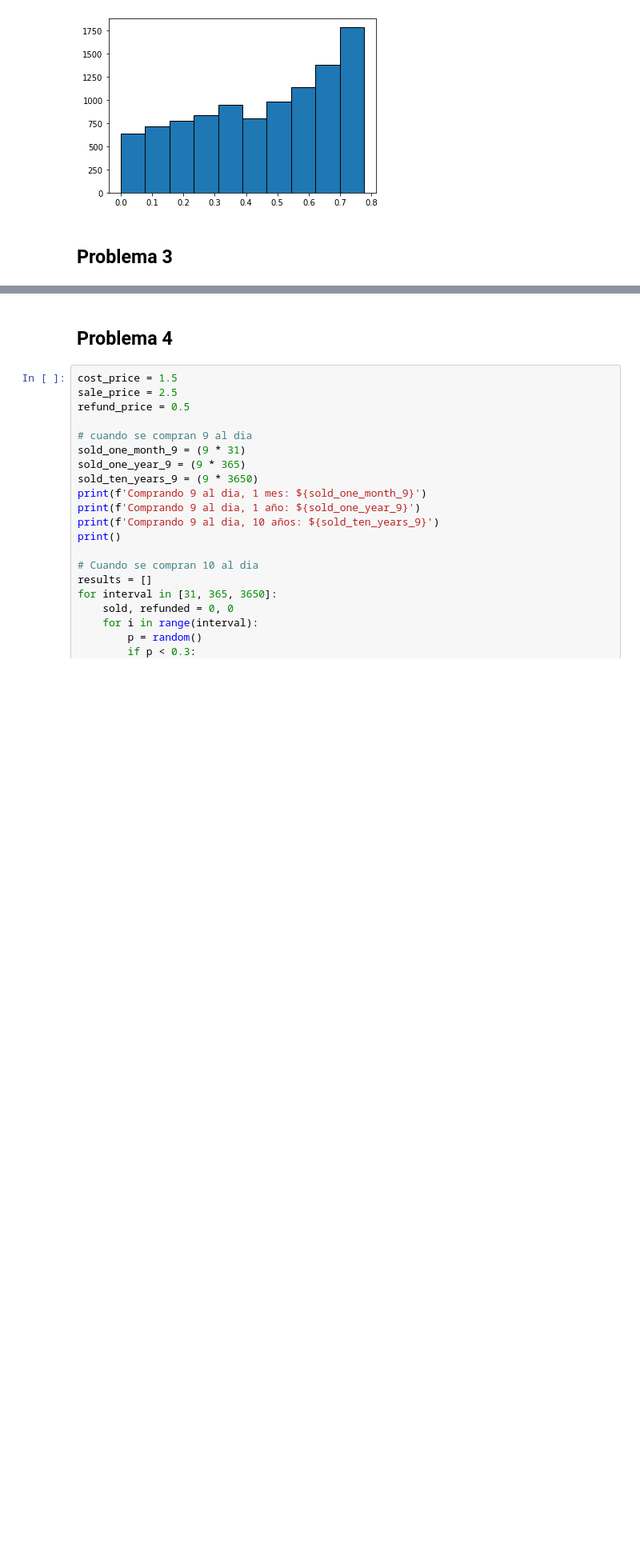
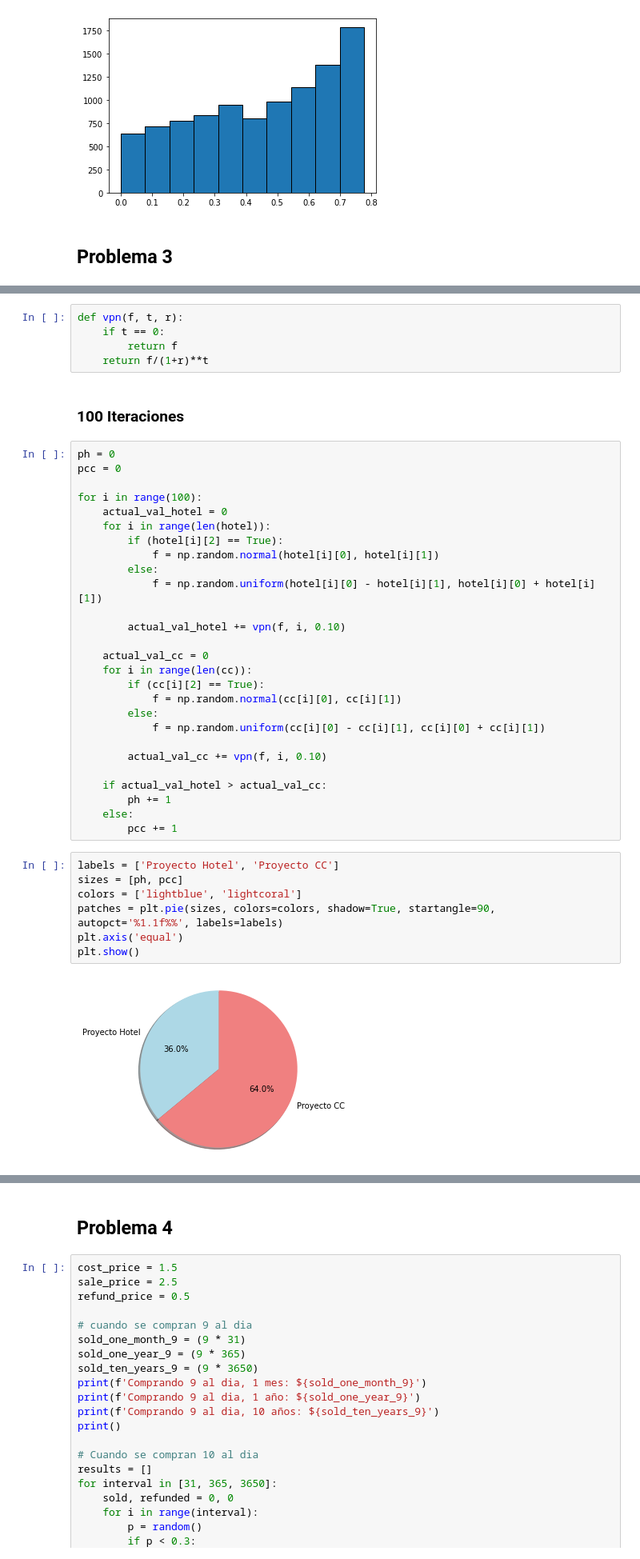
Before and after one commit to RodrigoZea/Miniproyecto2, a Jupyter notebook: Miniproyecto2MS.ipynb, the cells around one changed output, grey strips where cells are left out. Shown at 80% size. Drawn from its saved outputs; the diff is of its cells as text; blank space fills up the shorter version.

```diff
--- a/Miniproyecto2MS.ipynb
+++ b/Miniproyecto2MS.ipynb
@@ -107,0 +131,43 @@ plt.hist(n, edgecolor='black')
+# %%
+def vpn(f, t, r):
+    if t == 0:
+        return f
+    return f/(1+r)**t
+# %% [markdown]
+### 100 Iteraciones
+# %%
+ph = 0
+pcc = 0
+
+for i in range(100):
+    actual_val_hotel = 0
+    for i in range(len(hotel)):
+        if (hotel[i][2] == True):
+            f = np.random.normal(hotel[i][0], hotel[i][1])
+        else:
+            f = np.random.uniform(hotel[i][0] - hotel[i][1], hotel[i][0] + hotel[i][1])
+
+        actual_val_hotel += vpn(f, i, 0.10)
+
+    actual_val_cc = 0
+    for i in range(len(cc)):
+        if (cc[i][2] == True):
+            f = np.random.normal(cc[i][0], cc[i][1])
+        else:
+            f = np.random.uniform(cc[i][0] - cc[i][1], cc[i][0] + cc[i][1])
+
+        actual_val_cc += vpn(f, i, 0.10)
+
+    if actual_val_hotel > actual_val_cc:
+        ph += 1
+    else:
+        pcc += 1
+# %%
+labels = ['Proyecto Hotel', 'Proyecto CC']
+sizes = [ph, pcc]
+colors = ['lightblue', 'lightcoral']
+patches = plt.pie(sizes, colors=colors, shadow=True, startangle=90, autopct='%1.1f%%', labels=labels)
+plt.axis('equal')
+plt.show()
+# %% [output]
+[figure, added]
```
Also changed, not shown: parts of 9 cells of this notebook.
